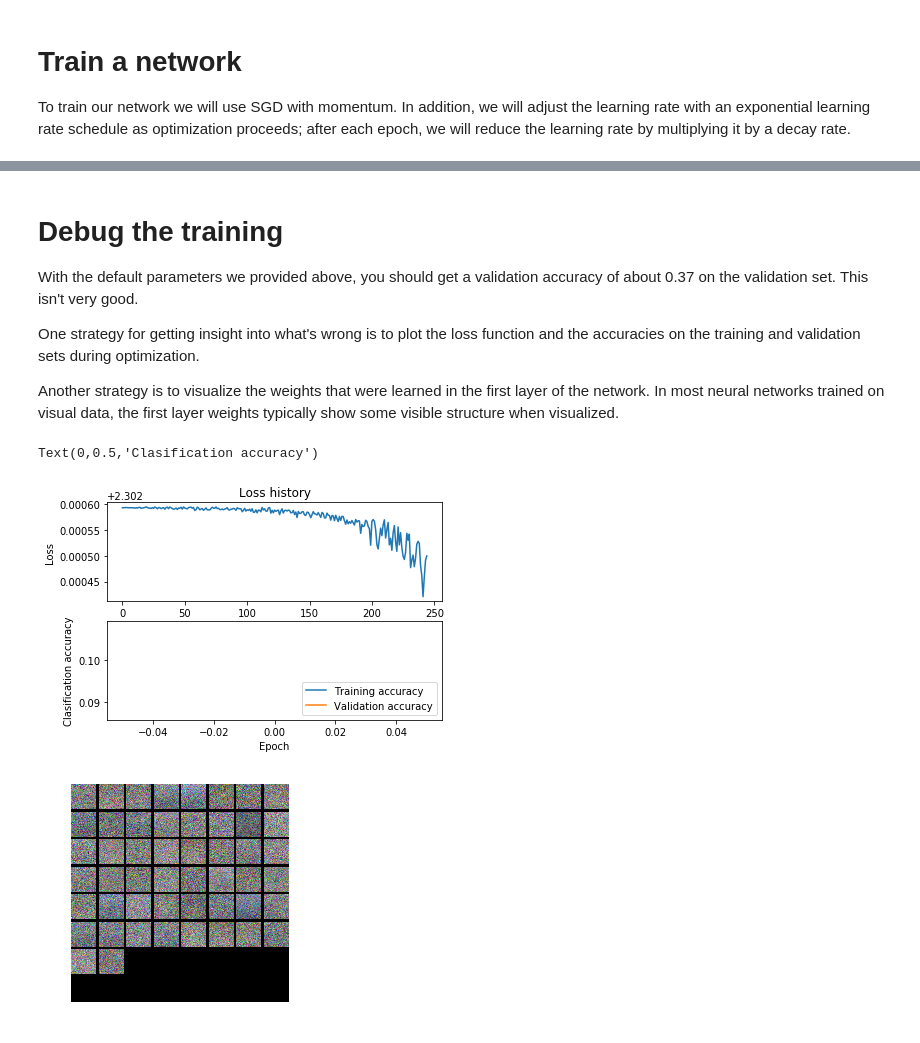
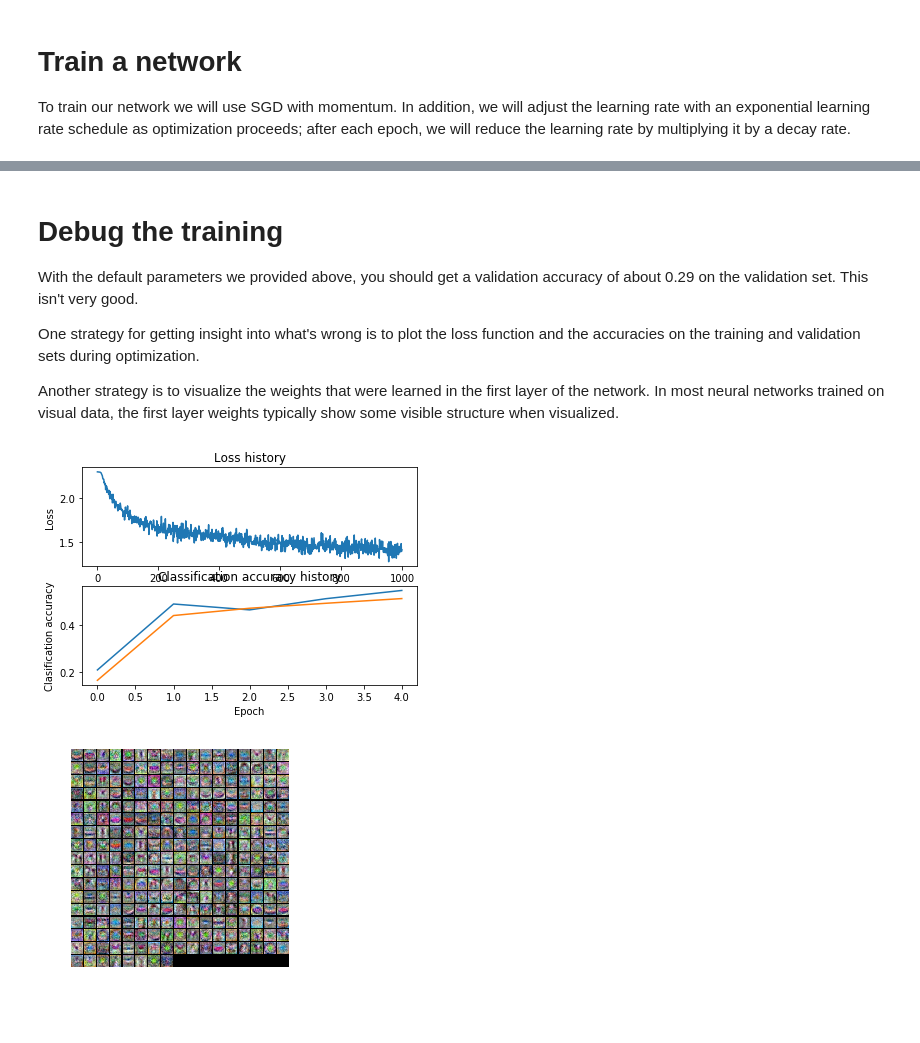
Before and after one commit to le773/convnet-layers, a Jupyter notebook: two_layer_net.ipynb, the cells around one changed output, grey strips where cells are left out. Drawn from its saved outputs; the diff is of its cells as text; code cells hidden in the pictures.

```diff
--- a/two_layer_net.ipynb
+++ b/two_layer_net.ipynb
@@ -170,0 +134,14 @@ Final loss with RMSProp: 0.867435. We get: 0.439368
+# %%
+net = init_toy_model()
+stats = net.train(X, y, X, y,
+            learning_rate=1e-1, reg=5e-6,
+            num_iters=100, verbose=False)
+
+print('Final training loss: ', stats['loss_history'][-1])
+
+# plot the loss history
+plt.plot(stats['loss_history'])
+plt.xlabel('iteration')
+plt.ylabel('training loss')
+plt.title('Training Loss history')
+plt.show()
@@ -185,13 +166,13 @@ def get_CIFAR10_data(num_training=49000, num_validation=1000, num_test=1000):
     X_train, y_train, X_test, y_test = load_CIFAR10(cifar10_dir)
 
     # Subsample the data
-    mask = range(num_training, num_training + num_validation)
+    mask = list(range(num_training, num_training + num_validation))
     X_val = X_train[mask]
     y_val = y_train[mask]
-    mask = range(num_training)
+    mask = list(range(num_training))
     X_train = X_train[mask]
     y_train = y_train[mask]
-    mask = range(num_test)
+    mask = list(range(num_test))
     X_test = X_test[mask]
     y_test = y_test[mask]
 
@@ -263,0 +211,15 @@ finished optimization. best validation accuracy: 0.087000
+# %%
+input_size = 32 * 32 * 3
+hidden_size = 280
+num_classes = 10
+net = TwoLayerNet(input_size, hidden_size, num_classes)
+# Train the network
+# num_iters=3000
+stats = net.train(X_train, y_train, X_val, y_val,
+            num_iters=1000, batch_size=400,
+            learning_rate=1.6e-3, learning_rate_decay=0.9,
+            reg=0.5, verbose=True)
+
+# Predict on the validation set
+val_acc = (net.predict(X_val) == y_val).mean()
+print('Validation accuracy: ', val_acc)
@@ -264,6 +239,6 @@ finished optimization. best validation accuracy: 0.087000
 # %% [markdown]
 # Debug the training
-With the default parameters we provided above, you should get a validation accuracy of about 0.37 on the validation set. This isn't very good.
+With the default parameters we provided above, you should get a validation accuracy of about 0.29 on the validation set. This isn't very good.
 
 One strategy for getting insight into what's wrong is to plot the loss function and the accuracies on the training and validation sets during optimization.
 
@@ -271,33 +246,35 @@ Another strategy is to visualize the weights that were learned in the first laye
 # %%
 # Plot the loss function and train / validation accuracies
 plt.subplot(2, 1, 1)
-plt.plot(loss_history)
+plt.plot(stats['loss_history'])
 plt.title('Loss history')
 plt.xlabel('Iteration')
 plt.ylabel('Loss')
 
 plt.subplot(2, 1, 2)
-plt.plot(train_acc)
-plt.plot(val_acc)
-plt.legend(['Training accuracy', 'Validation accuracy'], loc='lower right')
+plt.plot(stats['train_acc_history'], label='train')
+plt.plot(stats['val_acc_history'], label='val')
+plt.title('Classification accuracy history')
 plt.xlabel('Epoch')
 plt.ylabel('Clasification accuracy')
+plt.show()
 # %% [output]
-Text(0,0.5,'Clasification accuracy')
-[figure, old version]
+[figure, new version]
 # %%
 from cs231n.vis_utils import visualize_grid
 
 # Visualize the weights of the network
 
-def show_net_weights(model):
-    plt.imshow(visualize_grid(model['W1'].T.reshape(-1, 32, 32, 3), padding=3).astype('uint8'))
+def show_net_weights(net):
+    W1 = net.params['W1']
+    W1 = W1.reshape(32, 32, 3, -1).transpose(3, 0, 1, 2)
+    plt.imshow(visualize_grid(W1, padding=3).astype('uint8'))
     plt.gca().axis('off')
     plt.show()
 
-show_net_weights(model)
+show_net_weights(net)
 # %% [output]
-[figure, old version]
+[figure, new version]
 # %% [markdown]
 # Tune your hyperparameters
 
```
Also changed, not shown: parts of 27 cells of this notebook, 18 other files.
